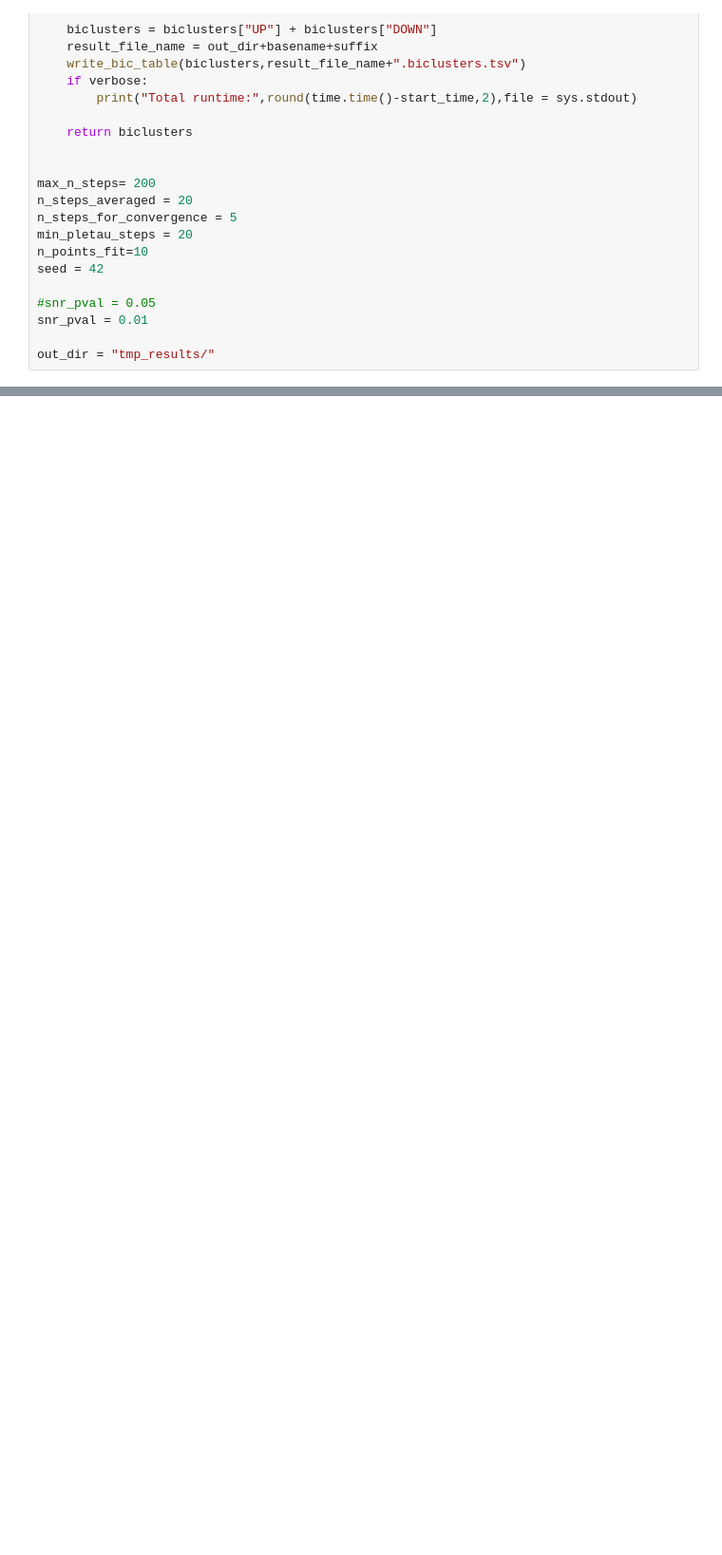
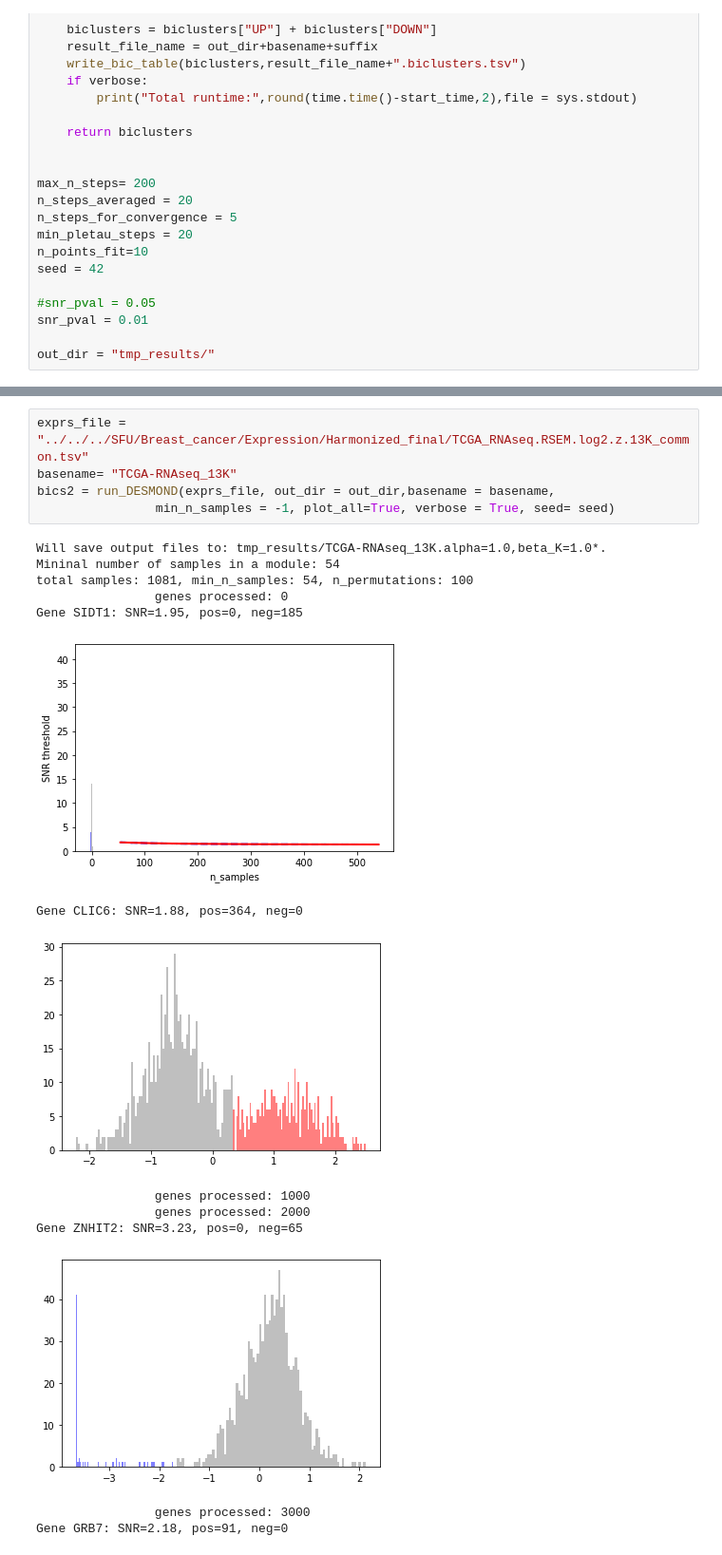
Before and after one commit to ozolotareva/unpast_paper, a Jupyter notebook: DESMOND2_step_by_step.ipynb, the cells around one changed output, grey strips where cells are left out. Shown at 95% size. Saved outputs shown, nothing was run; the diff lists cells and outputs as text; blank space fills up the shorter version.

```diff
--- a/DESMOND2_step_by_step.ipynb
+++ b/DESMOND2_step_by_step.ipynb
@@ -438,0 +527,20 @@ out_dir = "tmp_results/"
+# %%
+exprs_file = "../../../SFU/Breast_cancer/Expression/Harmonized_final/TCGA_RNAseq.RSEM.log2.z.13K_common.tsv"
+basename= "TCGA-RNAseq_13K"
+bics2 = run_DESMOND(exprs_file, out_dir = out_dir,basename = basename,
+                min_n_samples = -1, plot_all=True, verbose = True, seed= seed)
+# %% [output]
+Will save output files to: tmp_results/TCGA-RNAseq_13K.alpha=1.0,beta_K=1.0*.
+Mininal number of samples in a module: 54
+total samples: 1081, min_n_samples: 54, n_permutations: 100
+                genes processed: 0
+Gene SIDT1: SNR=1.95, pos=0, neg=185
+[figure, added]
+Gene CLIC6: SNR=1.88, pos=364, neg=0
+[figure, added]
+                genes processed: 1000
+                genes processed: 2000
+Gene ZNHIT2: SNR=3.23, pos=0, neg=65
+[figure, added]
+                genes processed: 3000
+Gene GRB7: SNR=2.18, pos=91, neg=0
```
Also changed, not shown: parts of 28 cells of this notebook, 1 other file.
